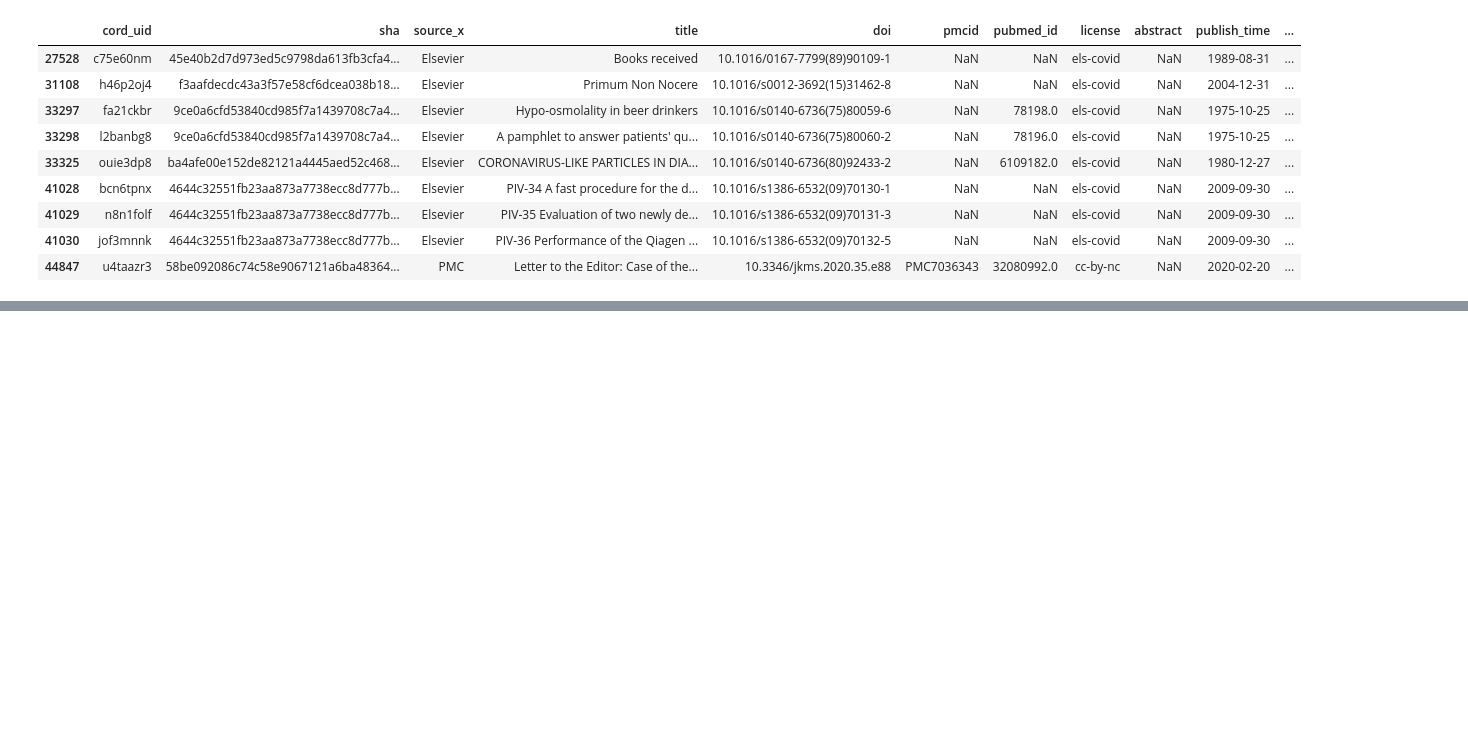
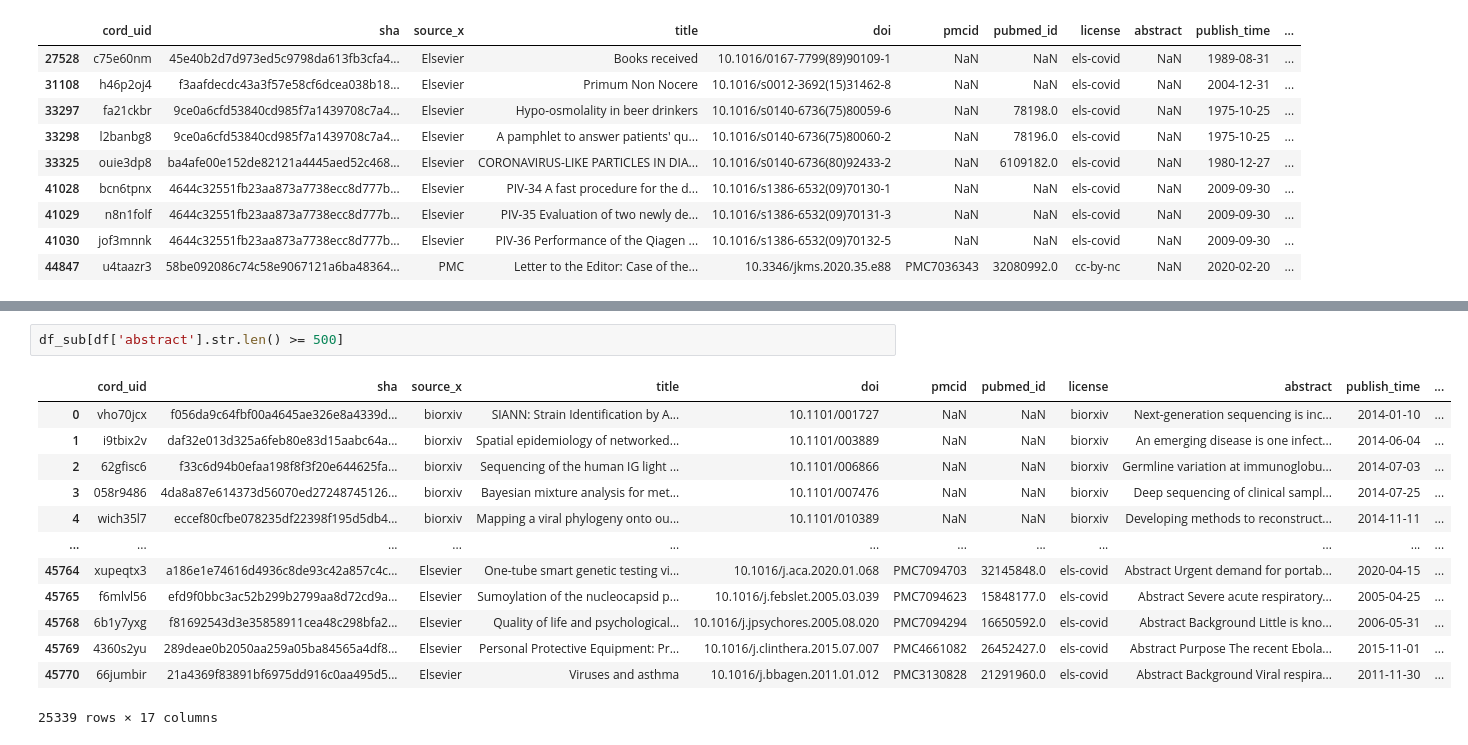
Before and after one commit to kmirijan/ML-COVID-CORD, a Jupyter notebook: CORD-metadata-explore.ipynb, the cells around one changed output, grey strips where cells are left out. Saved outputs shown, nothing was run; the diff lists cells and outputs as text; blank space fills up the shorter version.

```diff
--- a/CORD-metadata-explore.ipynb
+++ b/CORD-metadata-explore.ipynb
@@ -169,0 +190,16 @@ df_sub[df_sub['sha'].duplicated()]
+# %%
+df_sub[df['abstract'].str.len() >= 500]
+# %% [output]
+|  | cord_uid | sha | source_x | title | doi | pmcid | pubmed_id | license | abstract | publish_time | ... |
+| 0 | vho70jcx | f056da9c64fbf00a4645ae326e8a4339d... | biorxiv | SIANN: Strain Identification by A... | 10.1101/001727 | NaN | NaN | biorxiv | Next-generation sequencing is inc... | 2014-01-10 | ... |
+| 1 | i9tbix2v | daf32e013d325a6feb80e83d15aabc64a... | biorxiv | Spatial epidemiology of networked... | 10.1101/003889 | NaN | NaN | biorxiv | An emerging disease is one infect... | 2014-06-04 | ... |
+| 2 | 62gfisc6 | f33c6d94b0efaa198f8f3f20e644625fa... | biorxiv | Sequencing of the human IG light ... | 10.1101/006866 | NaN | NaN | biorxiv | Germline variation at immunoglobu... | 2014-07-03 | ... |
+| 3 | 058r9486 | 4da8a87e614373d56070ed27248745126... | biorxiv | Bayesian mixture analysis for met... | 10.1101/007476 | NaN | NaN | biorxiv | Deep sequencing of clinical sampl... | 2014-07-25 | ... |
+| 4 | wich35l7 | eccef80cfbe078235df22398f195d5db4... | biorxiv | Mapping a viral phylogeny onto ou... | 10.1101/010389 | NaN | NaN | biorxiv | Developing methods to reconstruct... | 2014-11-11 | ... |
+| ... | ... | ... | ... | ... | ... | ... | ... | ... | ... | ... | ... |
+| 45764 | xupeqtx3 | a186e1e74616d4936c8de93c42a857c4c... | Elsevier | One-tube smart genetic testing vi... | 10.1016/j.aca.2020.01.068 | PMC7094703 | 32145848.0 | els-covid | Abstract Urgent demand for portab... | 2020-04-15 | ... |
+| 45765 | f6mlvl56 | efd9f0bbc3ac52b299b2799aa8d72cd9a... | Elsevier | Sumoylation of the nucleocapsid p... | 10.1016/j.febslet.2005.03.039 | PMC7094623 | 15848177.0 | els-covid | Abstract Severe acute respiratory... | 2005-04-25 | ... |
+| 45768 | 6b1y7yxg | f81692543d3e35858911cea48c298bfa2... | Elsevier | Quality of life and psychological... | 10.1016/j.jpsychores.2005.08.020 | PMC7094294 | 16650592.0 | els-covid | Abstract Background Little is kno... | 2006-05-31 | ... |
+| 45769 | 4360s2yu | 289deae0b2050aa259a05ba84565a4df8... | Elsevier | Personal Protective Equipment: Pr... | 10.1016/j.clinthera.2015.07.007 | PMC4661082 | 26452427.0 | els-covid | Abstract Purpose The recent Ebola... | 2015-11-01 | ... |
+| 45770 | 66jumbir | 21a4369f83891bf6975dd916c0aa495d5... | Elsevier | Viruses and asthma | 10.1016/j.bbagen.2011.01.012 | PMC3130828 | 21291960.0 | els-covid | Abstract Background Viral respira... | 2011-11-30 | ... |
+25339 rows × 17 columns
```
Also changed, not shown: parts of 20 cells of this notebook, 7 other files.
